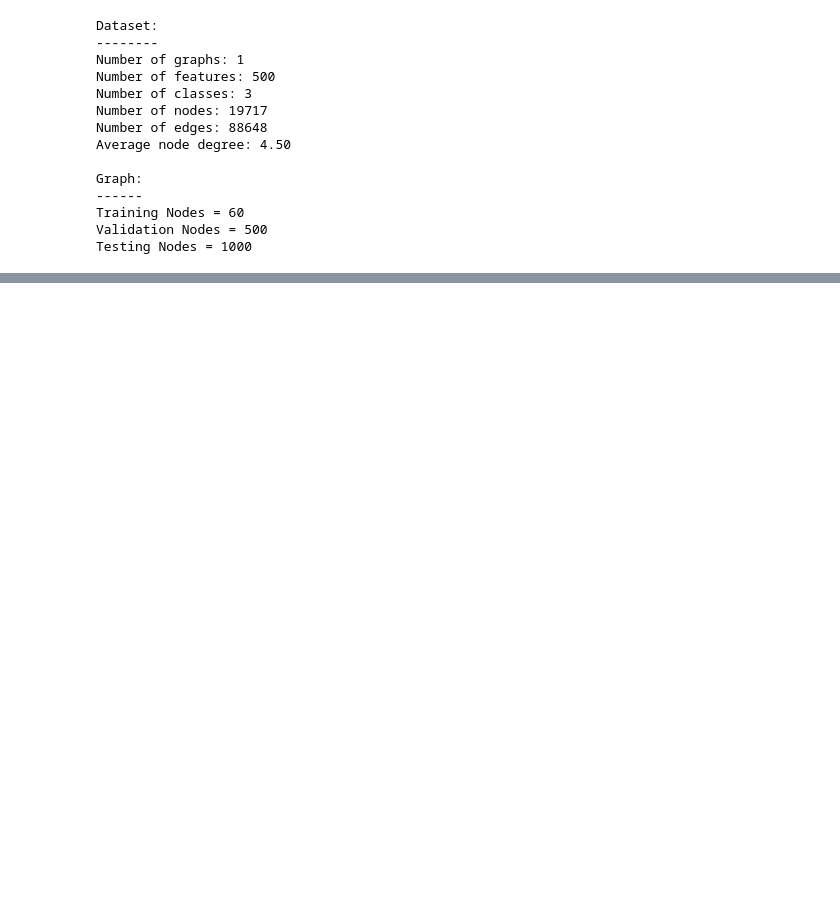
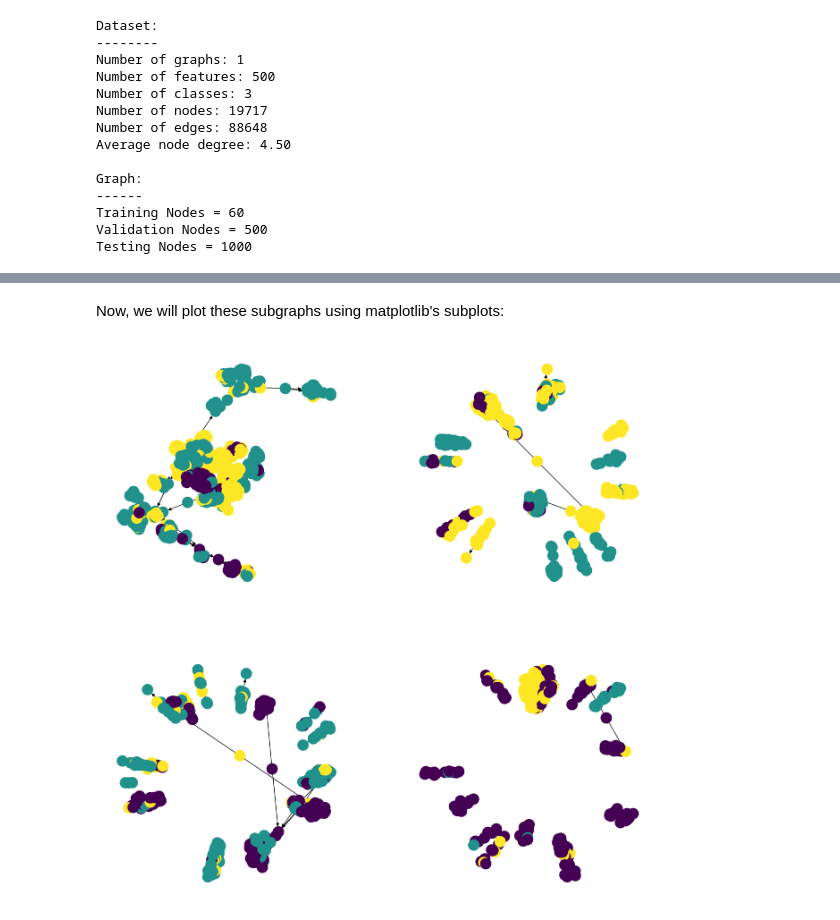
Before and after one commit to mjmousavi97/Graph-Neural-Networks, a Jupyter notebook: 08_GNN_Architects/src/GraphSAGE.ipynb, the cells around one changed output, grey strips where cells are left out. Drawn from its saved outputs; the diff is of its cells as text; code cells hidden in the pictures; blank space fills up the shorter version.

Commit message:
Used Neighborloader to creat subgraphs

```diff
--- a/08_GNN_Architects/src/GraphSAGE.ipynb
+++ b/08_GNN_Architects/src/GraphSAGE.ipynb
@@ -107,0 +144,7 @@ Testing Nodes = 1000
+# %%
+train_loader = NeighborLoader(
+    data,
+    num_neighbors=[10, 10],
+    batch_size=16,
+    input_nodes=data.train_mask,
+)
@@ -107,0 +153,5 @@ Testing Nodes = 1000
+# %%
+for i, subgraph in enumerate(train_loader):
+    print(f'Batch {i+1}:')
+    print(f'Number of nodes: {subgraph.num_nodes}')
+    print(f'Number of edges: {subgraph.num_edges}')
@@ -107,0 +171,2 @@ Testing Nodes = 1000
+# %% [markdown]
+Now, we will plot these subgraphs using matplotlib's subplots:
@@ -107,0 +179,13 @@ Testing Nodes = 1000
+# %%
+plt.figure(figsize=(16, 16))
+
+pos = [221, 222, 223, 224]
+for idx, subgraph in enumerate(train_loader):
+    nx_graph = to_networkx(subgraph)
+    plt.subplot(pos[idx])
+    plt.axis('off')
+    nx.draw_networkx(nx_graph, pos=nx.spring_layout(nx_graph, seed=42), with_labels=False, node_color=subgraph.y.numpy())
+
+plt.show()
+# %% [output]
+[figure, added]
```
Also changed, not shown: parts of 9 cells of this notebook.
